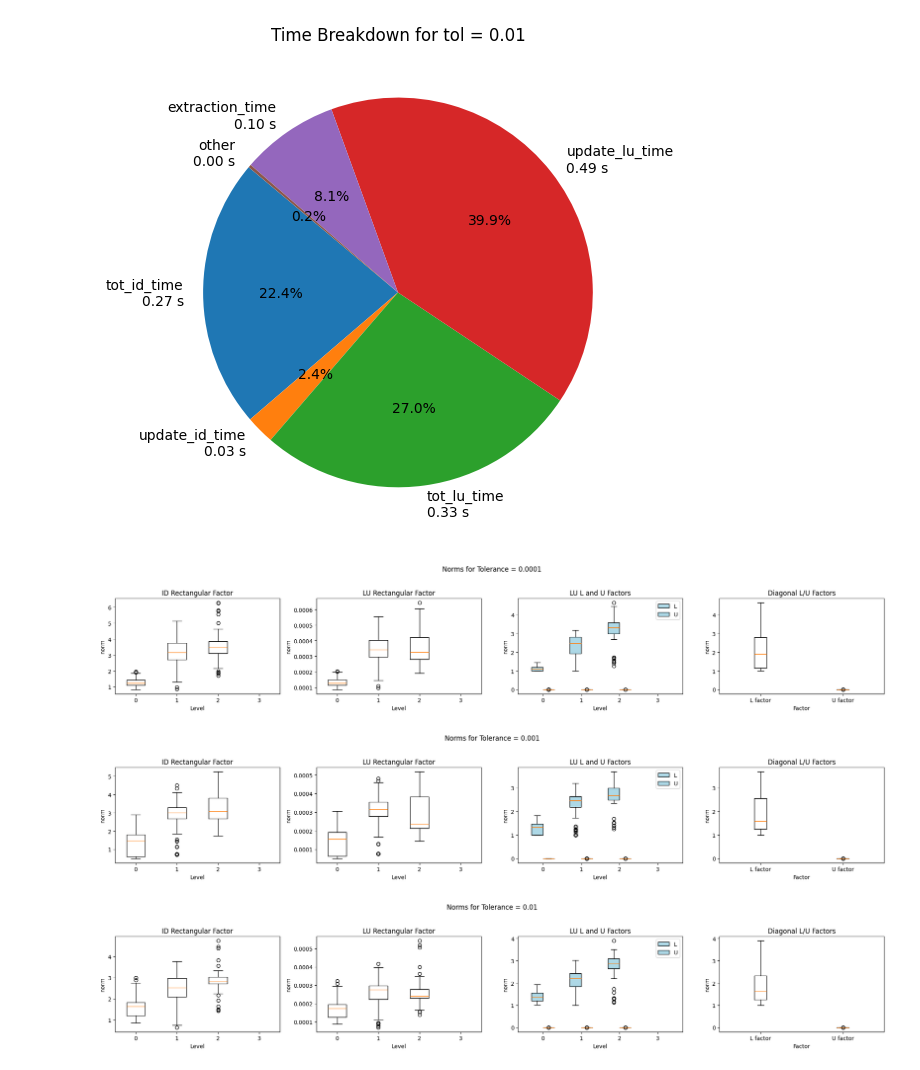
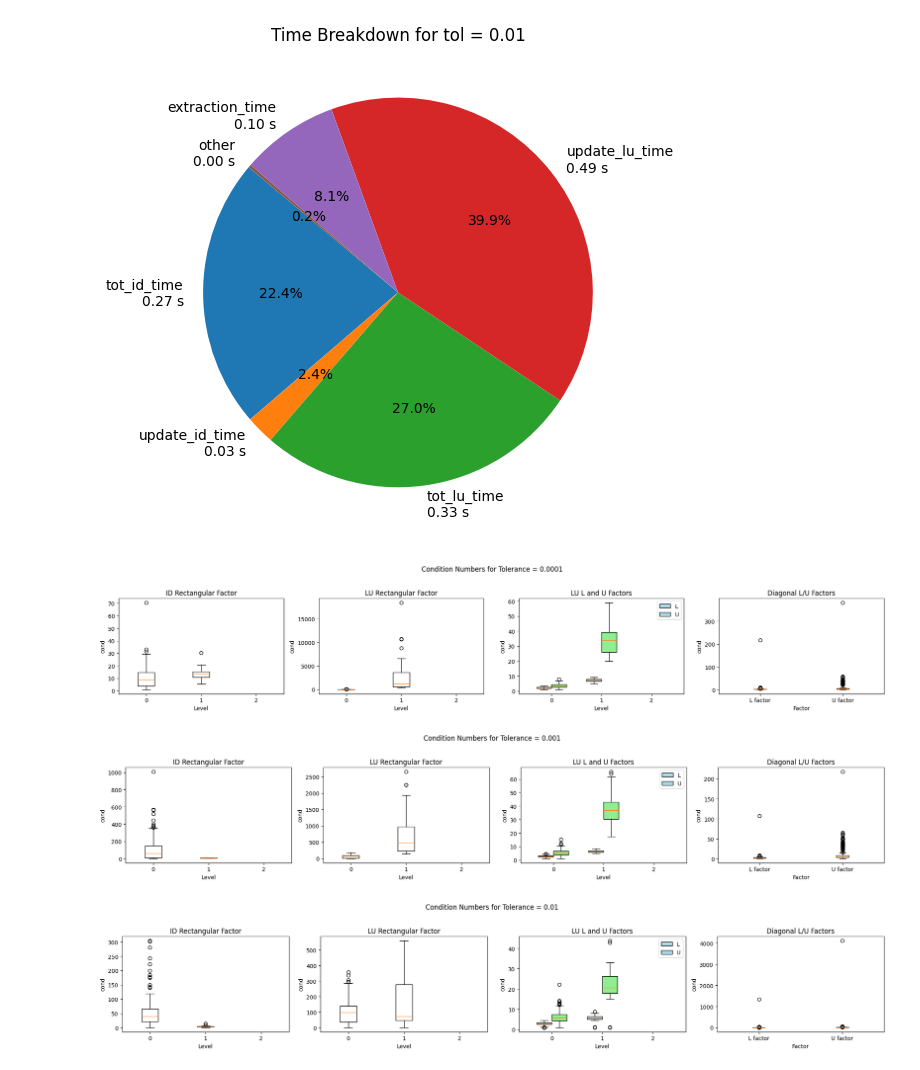
Before and after one commit to ignacia-fp/rsrs-exps, a Jupyter notebook: test_rsrs.ipynb, the cells around one changed output. Cells and saved outputs as stored; diff of their text form; code cells hidden in the pictures.

```diff
--- a/test_rsrs.ipynb
+++ b/test_rsrs.ipynb
@@ -26,4 +26,5 @@ print(RSRSBenchmarkConfig.__init__.__doc__)
 ## Generate the test case either to run the test or retrieve results
 ## recommendations: if operator_type = 5, and if ref_level = 8, pick depth = 4 (this is a problem of around 500k dofs)
 ## if ref_level = 9, pick depth = 5 (this is a problem of around 2MM dofs)
-config = RSRSBenchmarkConfig(operator_type=5, dim_arg_type=3, ref_level=5, depth=3, min_level = 1, factors_cn = True, op_stabilisation=0.0001)
+#config = RSRSBenchmarkConfig(operator_type=5, dim_arg_type=3, ref_level=5, depth=3, min_level = 1, factors_cn = True, op_stabilisation=0.0001)
+config = RSRSBenchmarkConfig(operator_type=9, dim_arg_type=0, min_level=1, kappa = 3*np.pi, factors_cn = False, dense_errors =False, rrqr=0, f=1.0)
@@ -120,11 +124,11 @@ config.plot_time_breakdown_piecharts()
 [figure]
 [figure]
 # %%
-config.plot_factor_metrics(metric = "norm")
+config.plot_factor_metrics(metric = "cond")
 # %% [output]
-[figure, old version]
+[figure, new version]
-[figure, old version]
+[figure, new version]
-[figure, old version]
+[figure, new version]
 # %%
 config.plot_lu_factors_app_cond()
 # %% [output]
```
Also changed, not shown: parts of 8 cells of this notebook, 9 other files.
